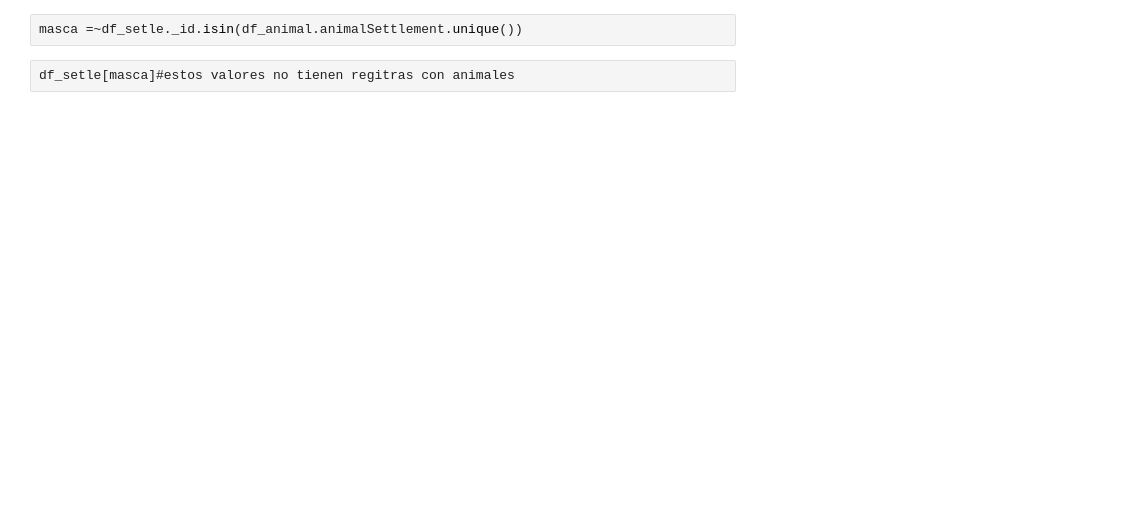
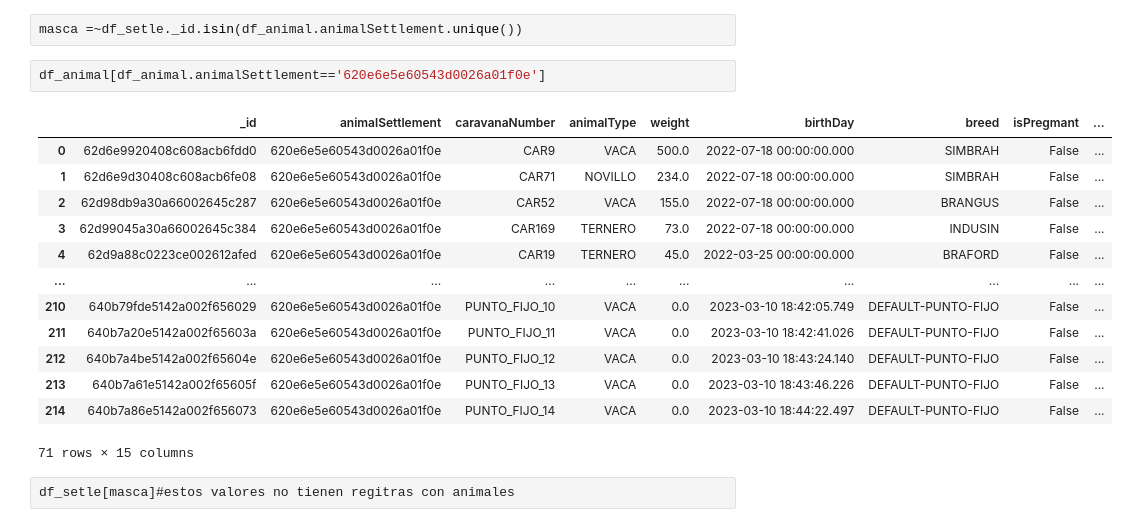
Before and after one commit to Arii95/PF_Henry, a Jupyter notebook: datos_simples_basto.ipynb, the cells around one changed output. Drawn from its saved outputs; the diff is of its cells as text; blank space fills up the shorter version.

```diff
--- a/datos_simples_basto.ipynb
+++ b/datos_simples_basto.ipynb
@@ -128,5 +114,21 @@ df_animal[df_animal._id.isin(prueba.deviceAnimalID)]
 # %%
 masca =~df_setle._id.isin(df_animal.animalSettlement.unique())
+# %%
+df_animal[df_animal.animalSettlement=='620e6e5e60543d0026a01f0e']
+# %% [output]
+|  | _id | animalSettlement | caravanaNumber | animalType | weight | birthDay | breed | isPregmant | ... |
+| 0 | 62d6e9920408c608acb6fdd0 | 620e6e5e60543d0026a01f0e | CAR9 | VACA | 500.0 | 2022-07-18 00:00:00.000 | SIMBRAH | False | ... |
+| 1 | 62d6e9d30408c608acb6fe08 | 620e6e5e60543d0026a01f0e | CAR71 | NOVILLO | 234.0 | 2022-07-18 00:00:00.000 | SIMBRAH | False | ... |
+| 2 | 62d98db9a30a66002645c287 | 620e6e5e60543d0026a01f0e | CAR52 | VACA | 155.0 | 2022-07-18 00:00:00.000 | BRANGUS | False | ... |
+| 3 | 62d99045a30a66002645c384 | 620e6e5e60543d0026a01f0e | CAR169 | TERNERO | 73.0 | 2022-07-18 00:00:00.000 | INDUSIN | False | ... |
+| 4 | 62d9a88c0223ce002612afed | 620e6e5e60543d0026a01f0e | CAR19 | TERNERO | 45.0 | 2022-03-25 00:00:00.000 | BRAFORD | False | ... |
+| ... | ... | ... | ... | ... | ... | ... | ... | ... | ... |
+| 210 | 640b79fde5142a002f656029 | 620e6e5e60543d0026a01f0e | PUNTO_FIJO_10 | VACA | 0.0 | 2023-03-10 18:42:05.749 | DEFAULT-PUNTO-FIJO | False | ... |
+| 211 | 640b7a20e5142a002f65603a | 620e6e5e60543d0026a01f0e | PUNTO_FIJO_11 | VACA | 0.0 | 2023-03-10 18:42:41.026 | DEFAULT-PUNTO-FIJO | False | ... |
+| 212 | 640b7a4be5142a002f65604e | 620e6e5e60543d0026a01f0e | PUNTO_FIJO_12 | VACA | 0.0 | 2023-03-10 18:43:24.140 | DEFAULT-PUNTO-FIJO | False | ... |
+| 213 | 640b7a61e5142a002f65605f | 620e6e5e60543d0026a01f0e | PUNTO_FIJO_13 | VACA | 0.0 | 2023-03-10 18:43:46.226 | DEFAULT-PUNTO-FIJO | False | ... |
+| 214 | 640b7a86e5142a002f656073 | 620e6e5e60543d0026a01f0e | PUNTO_FIJO_14 | VACA | 0.0 | 2023-03-10 18:44:22.497 | DEFAULT-PUNTO-FIJO | False | ... |
+71 rows × 15 columns
 # %%
 df_setle[masca]#estos valores no tienen regitras con animales
 # %% [output]
```
Also changed, not shown: parts of 22 cells of this notebook, 31 other files.
